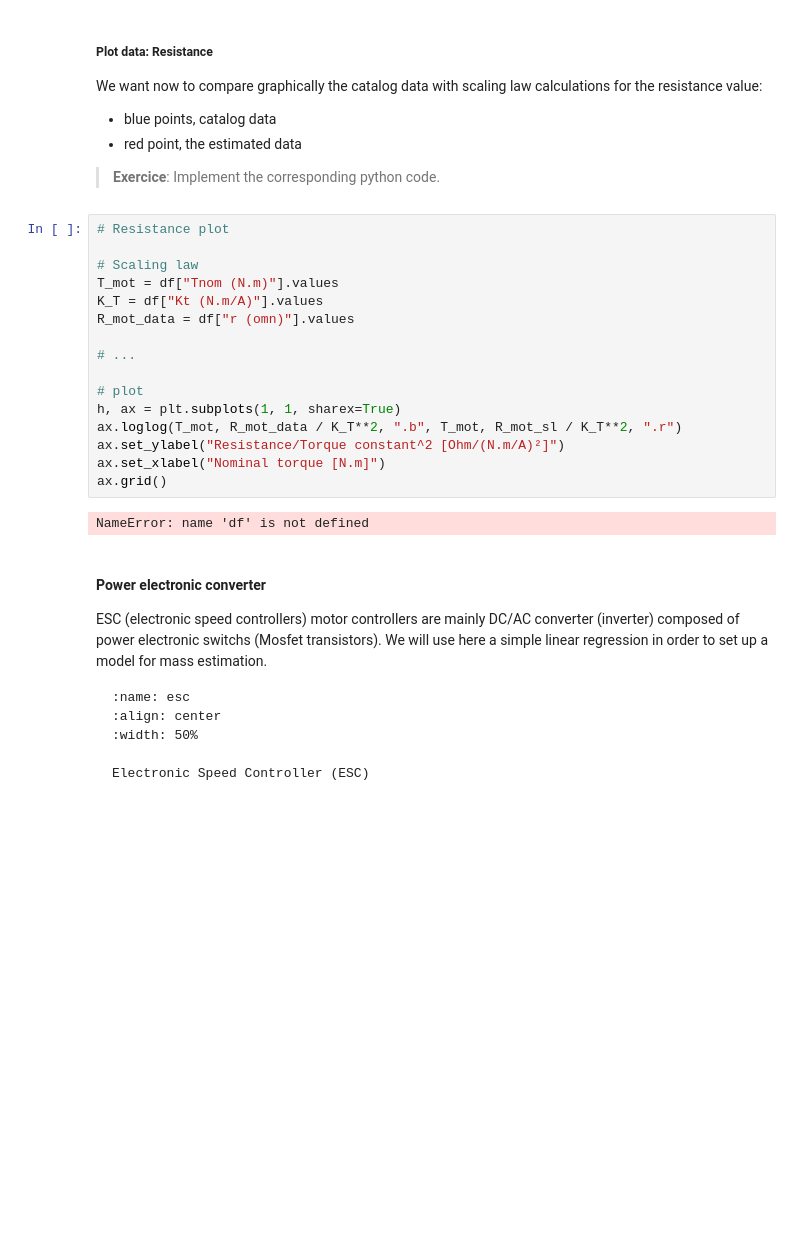
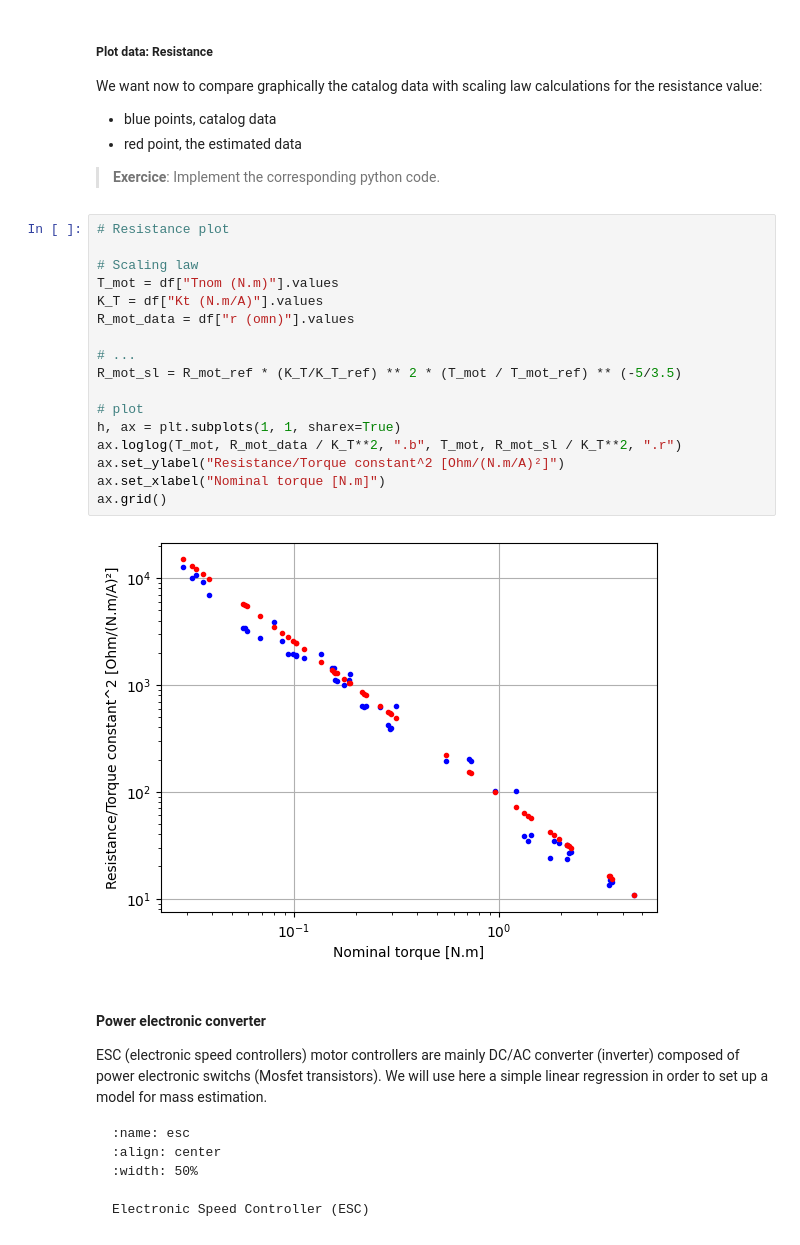
Before and after one commit to ToniDarder/sizing_course, a Jupyter notebook: _sources/laboratories/Lab-multirotor/04_ScalingLawsElectricalComponents-Student.ipynb, the cells around one changed output. Saved outputs shown, nothing was run; the diff lists cells and outputs as text; blank space fills up the shorter version.

```diff
--- a/_sources/laboratories/Lab-multirotor/04_ScalingLawsElectricalComponents-Student.ipynb
+++ b/_sources/laboratories/Lab-multirotor/04_ScalingLawsElectricalComponents-Student.ipynb
@@ -171,21 +185,22 @@ We want now to compare graphically the catalog data with scaling law calculation
 # %%
 # Resistance plot
 
 # Scaling law
 T_mot = df["Tnom (N.m)"].values
 K_T = df["Kt (N.m/A)"].values
 R_mot_data = df["r (omn)"].values
 
 # ...
+R_mot_sl = R_mot_ref * (K_T/K_T_ref) ** 2 * (T_mot / T_mot_ref) ** (-5/3.5)
 
 # plot
 h, ax = plt.subplots(1, 1, sharex=True)
 ax.loglog(T_mot, R_mot_data / K_T**2, ".b", T_mot, R_mot_sl / K_T**2, ".r")
 ax.set_ylabel("Resistance/Torque constant^2 [Ohm/(N.m/A)²]")
 ax.set_xlabel("Nominal torque [N.m]")
 ax.grid()
 # %% [output]
-NameError: name 'df' is not defined
+[figure, added]
 # %% [markdown]
 #### Power electronic converter
 
```
Also changed, not shown: parts of 4 cells of this notebook, 16 other files.
